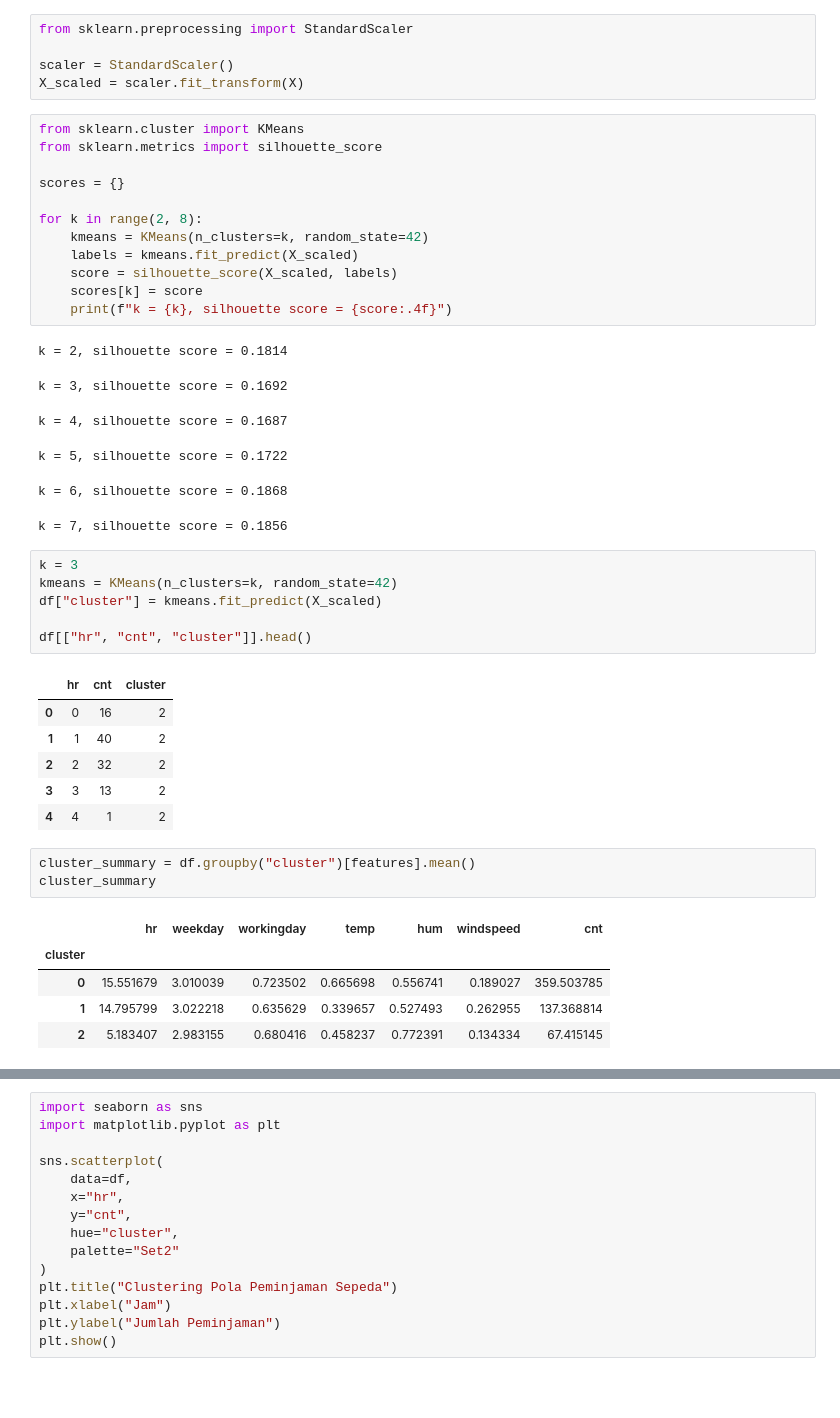
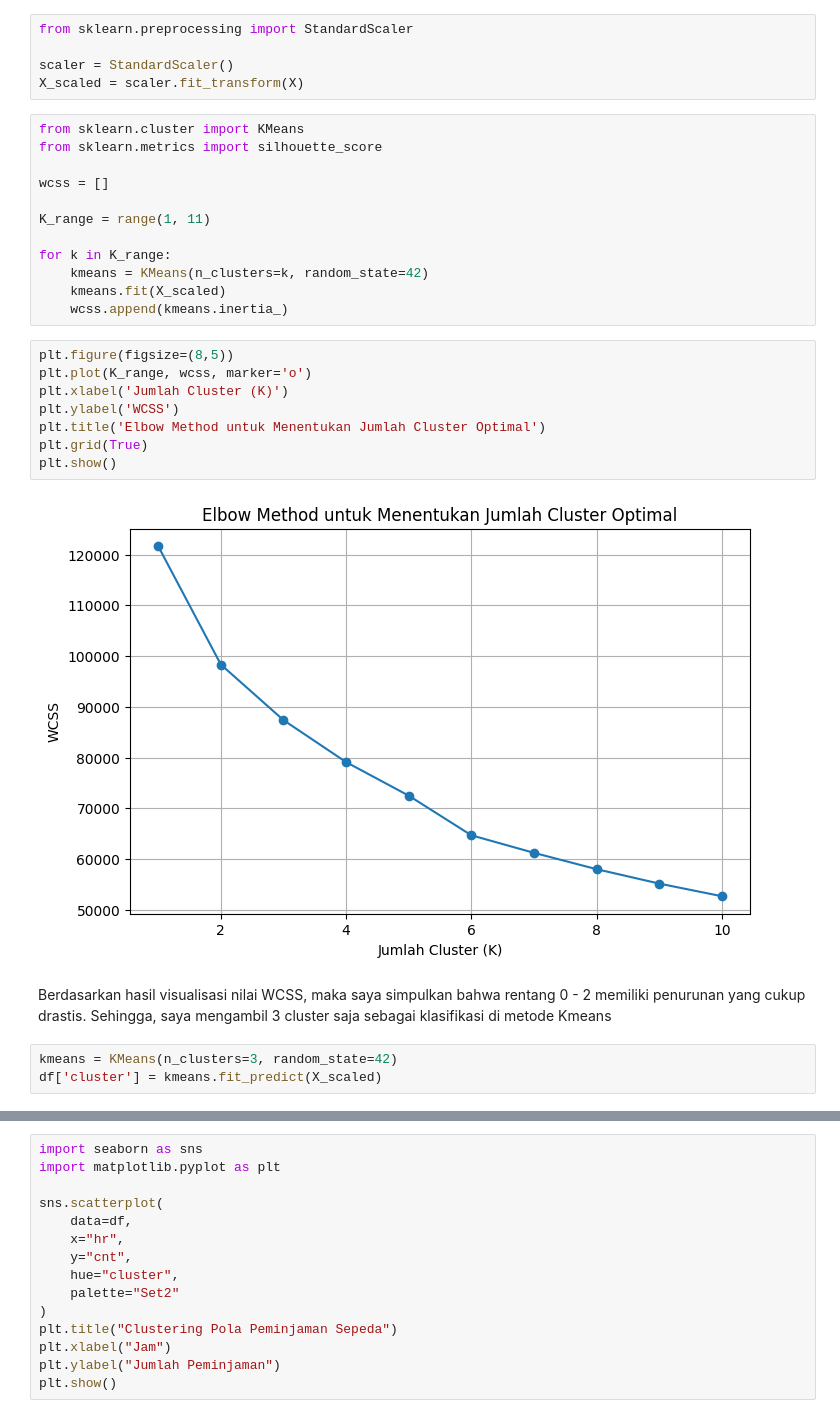
Before and after one commit to reyhanamando35/bike-rent-analysis, a Jupyter notebook: notebooks/clustering.ipynb, the cells around one changed output, grey strips where cells are left out. Cells and saved outputs as stored; diff of their text form; blank space fills up the shorter version.

Commit message:
git commit -m "Add elbow method and revise KMeans clustering analysis"

```diff
--- a/notebooks/clustering.ipynb
+++ b/notebooks/clustering.ipynb
@@ -107,41 +106,27 @@ X_scaled = scaler.fit_transform(X)
 from sklearn.cluster import KMeans
 from sklearn.metrics import silhouette_score
 
-scores = {}
+wcss = []
 
-for k in range(2, 8):
+K_range = range(1, 11)
+
+for k in K_range:
     kmeans = KMeans(n_clusters=k, random_state=42)
-    labels = kmeans.fit_predict(X_scaled)
-    score = silhouette_score(X_scaled, labels)
-    scores[k] = score
-    print(f"k = {k}, silhouette score = {score:.4f}")
+    kmeans.fit(X_scaled)
+    wcss.append(kmeans.inertia_)
-# %% [output]
-k = 2, silhouette score = 0.1814
-k = 3, silhouette score = 0.1692
-k = 4, silhouette score = 0.1687
-k = 5, silhouette score = 0.1722
-k = 6, silhouette score = 0.1868
-k = 7, silhouette score = 0.1856
 # %%
-k = 3
-kmeans = KMeans(n_clusters=k, random_state=42)
-df["cluster"] = kmeans.fit_predict(X_scaled)
-
-df[["hr", "cnt", "cluster"]].head()
+plt.figure(figsize=(8,5))
+plt.plot(K_range, wcss, marker='o')
+plt.xlabel('Jumlah Cluster (K)')
+plt.ylabel('WCSS')
+plt.title('Elbow Method untuk Menentukan Jumlah Cluster Optimal')
+plt.grid(True)
+plt.show()
 # %% [output]
-|  | hr | cnt | cluster |
-| 0 | 0 | 16 | 2 |
-| 1 | 1 | 40 | 2 |
-| 2 | 2 | 32 | 2 |
-| 3 | 3 | 13 | 2 |
-| 4 | 4 | 1 | 2 |
+[figure, added]
+# %% [markdown]
+Berdasarkan hasil visualisasi nilai WCSS, maka saya simpulkan bahwa rentang 0 - 2 memiliki penurunan yang cukup drastis. Sehingga, saya mengambil 3 cluster saja sebagai klasifikasi di metode Kmeans
 # %%
-cluster_summary = df.groupby("cluster")[features].mean()
-cluster_summary
+kmeans = KMeans(n_clusters=3, random_state=42)
+df['cluster'] = kmeans.fit_predict(X_scaled)
-# %% [output]
-|  | hr | weekday | workingday | temp | hum | windspeed | cnt |
-| cluster |  |  |  |  |  |  |  |
-| 0 | 15.551679 | 3.010039 | 0.723502 | 0.665698 | 0.556741 | 0.189027 | 359.503785 |
-| 1 | 14.795799 | 3.022218 | 0.635629 | 0.339657 | 0.527493 | 0.262955 | 137.368814 |
-| 2 | 5.183407 | 2.983155 | 0.680416 | 0.458237 | 0.772391 | 0.134334 | 67.415145 |
 # %%
```
Also changed, not shown: parts of 6 cells of this notebook.
